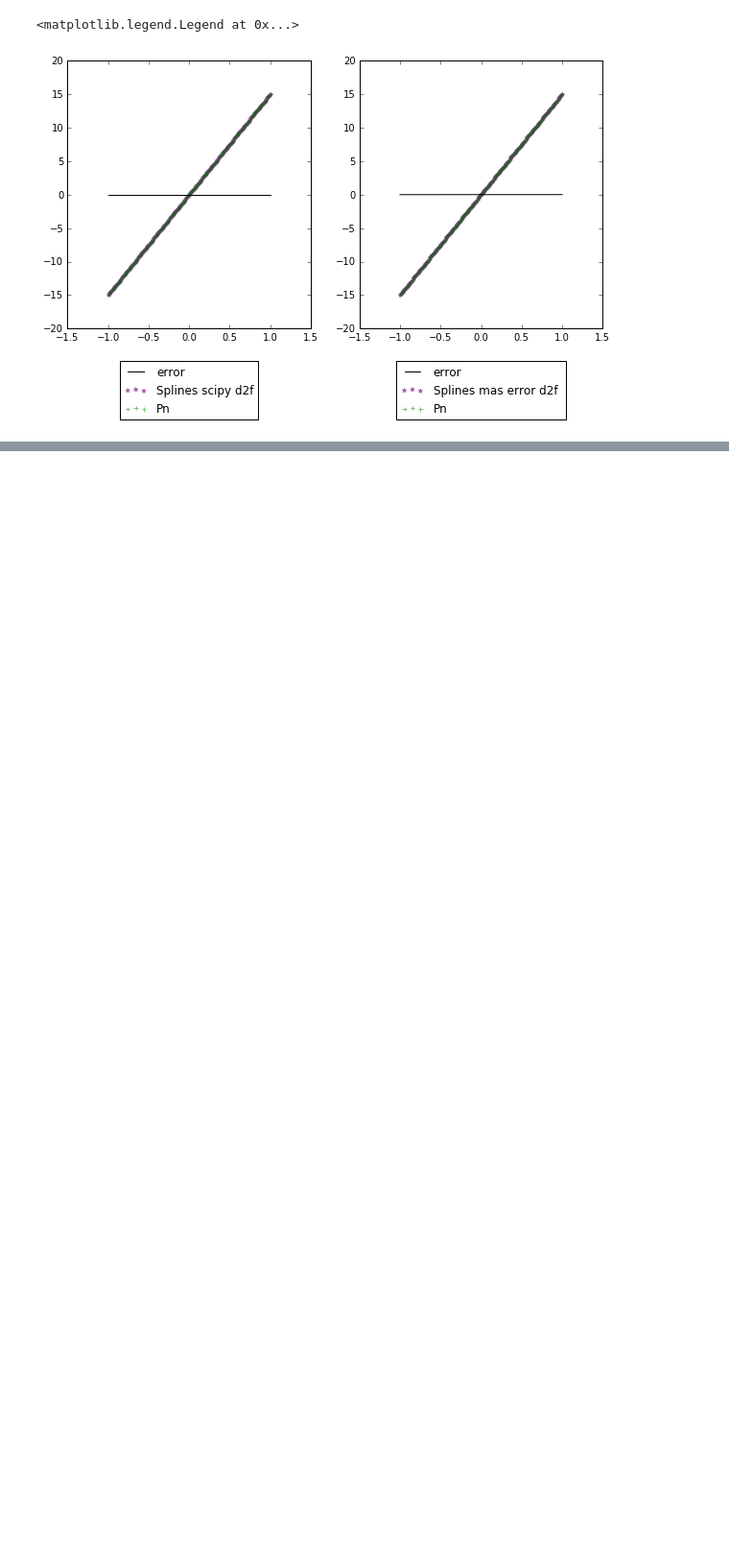
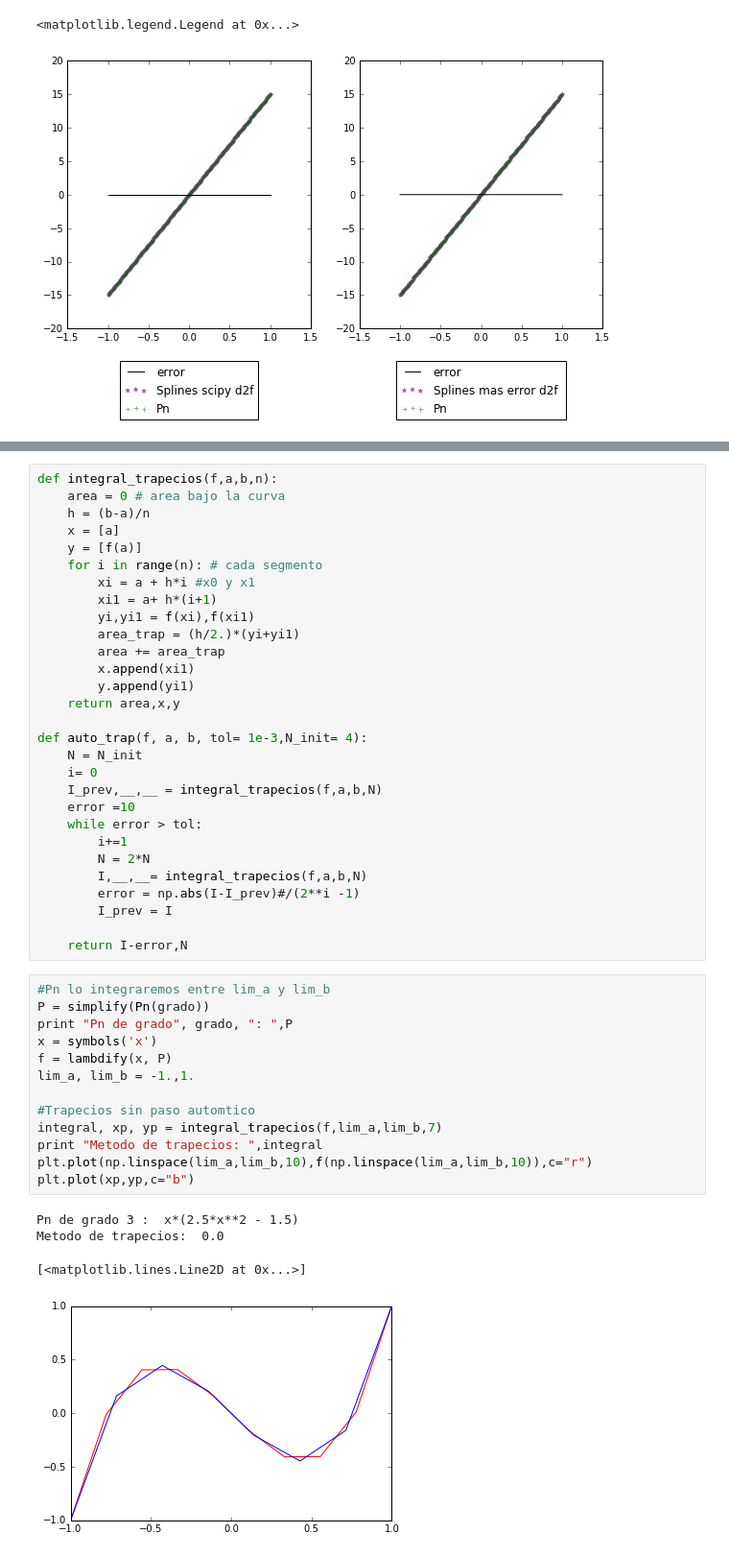
Before and after one commit to wandarinca/Modelado_Matematico_2, a Jupyter notebook: Trabajo 1.ipynb, the cells around one changed output, grey strips where cells are left out. Shown at 96% size. Cells and saved outputs as stored; diff of their text form; blank space fills up the shorter version.

```diff
--- a/Trabajo 1.ipynb
+++ b/Trabajo 1.ipynb
@@ -501,0 +509,47 @@ plt.legend(loc='upper center', bbox_to_anchor=(0.5, -0.1))
+# %%
+def integral_trapecios(f,a,b,n):
+    area = 0 # area bajo la curva
+    h = (b-a)/n
+    x = [a]
+    y = [f(a)]
+    for i in range(n): # cada segmento
+        xi = a + h*i #x0 y x1
+        xi1 = a+ h*(i+1)
+        yi,yi1 = f(xi),f(xi1)
+        area_trap = (h/2.)*(yi+yi1)
+        area += area_trap
+        x.append(xi1)
+        y.append(yi1)
+    return area,x,y
+
+def auto_trap(f, a, b, tol= 1e-3,N_init= 4):
+    N = N_init
+    i= 0
+    I_prev,__,__ = integral_trapecios(f,a,b,N)
+    error =10
+    while error > tol:
+        i+=1
+        N = 2*N
+        I,__,__= integral_trapecios(f,a,b,N)
+        error = np.abs(I-I_prev)#/(2**i -1)
+        I_prev = I
+
+    return I-error,N
+# %%
+#Pn lo integraremos entre lim_a y lim_b
+P = simplify(Pn(grado))
+print "Pn de grado", grado, ": ",P
+x = symbols('x')
+f = lambdify(x, P)
+lim_a, lim_b = -1.,1.
+
+#Trapecios sin paso automtico
+integral, xp, yp = integral_trapecios(f,lim_a,lim_b,7)
+print "Metodo de trapecios: ",integral
+plt.plot(np.linspace(lim_a,lim_b,10),f(np.linspace(lim_a,lim_b,10)),c="r")
+plt.plot(xp,yp,c="b")
+# %% [output]
+Pn de grado 3 :  x*(2.5*x**2 - 1.5)
+Metodo de trapecios:  0.0
+[<matplotlib.lines.Line2D at 0x...>]
+[figure, added]
```
Also changed, not shown: parts of 23 cells of this notebook.
